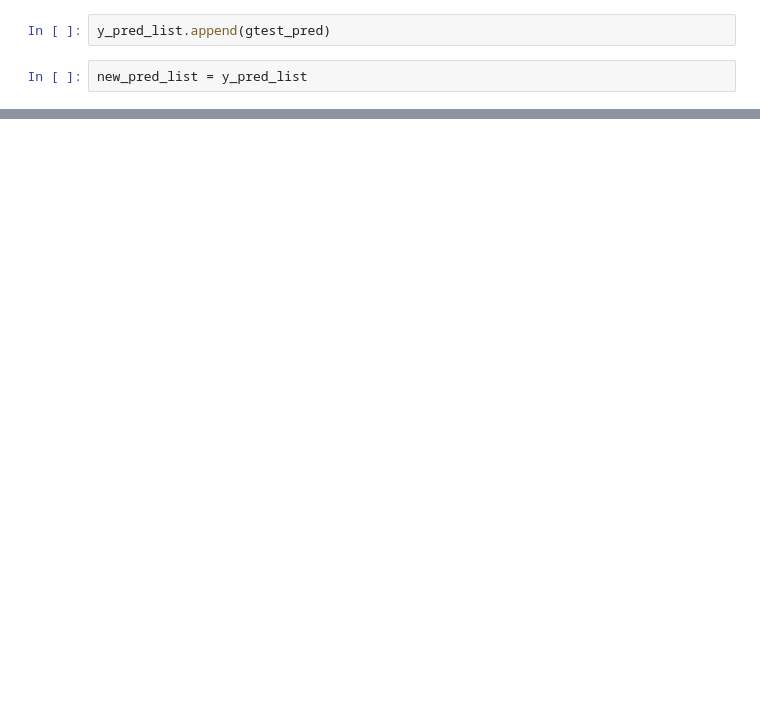
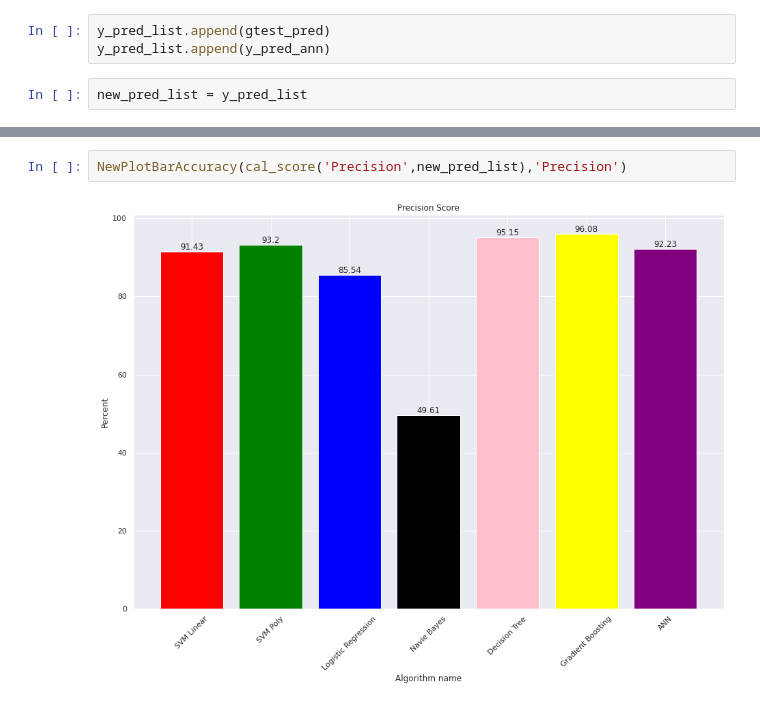
Before and after one commit to susannoo123/CS115, a Jupyter notebook: SVM_final.ipynb, the cells around one changed output, grey strips where cells are left out. Saved outputs shown, nothing was run; the diff lists cells and outputs as text; blank space fills up the shorter version.

```diff
--- a/SVM_final.ipynb
+++ b/SVM_final.ipynb
@@ -1233,5 +1237,6 @@ accuracy_score(y_test, gtest_pred)
 # %%
 y_pred_list.append(gtest_pred)
+y_pred_list.append(y_pred_ann)
 # %%
 new_pred_list = y_pred_list
 # %%
@@ -1261,0 +1267,4 @@ NewPlotBarAccuracy(new_accuracy_list,'Accuracy')
+# %%
+NewPlotBarAccuracy(cal_score('Precision',new_pred_list),'Precision')
+# %% [output]
+[figure, added]
```
Also changed, not shown: parts of 14 cells of this notebook.
